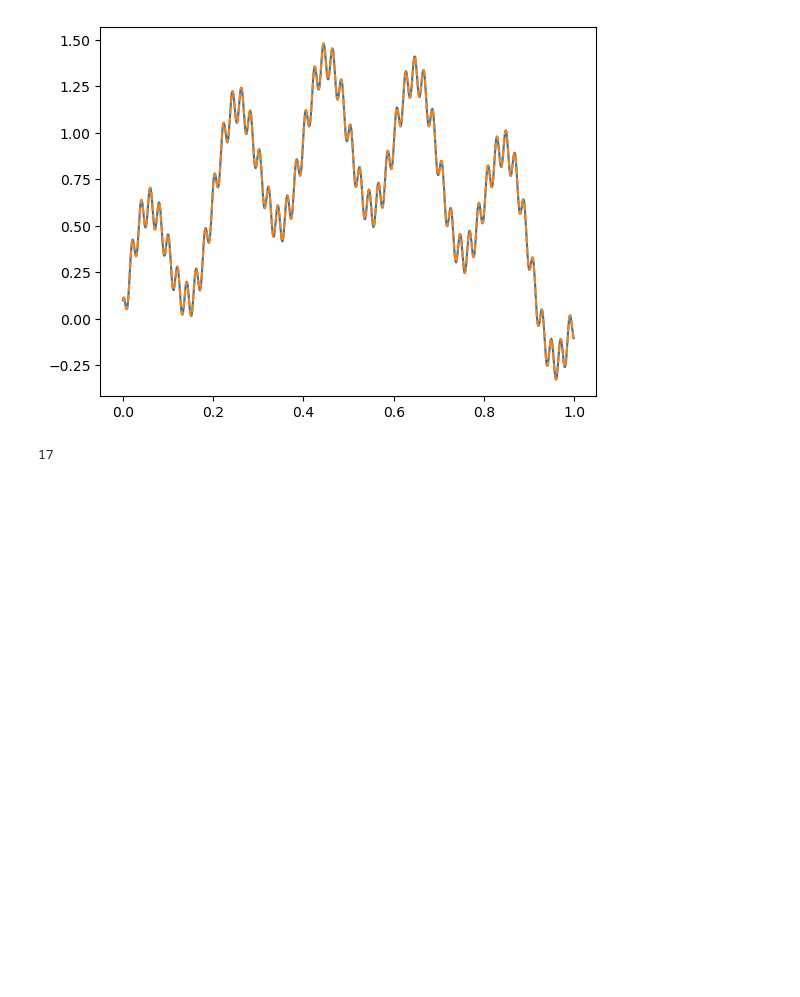
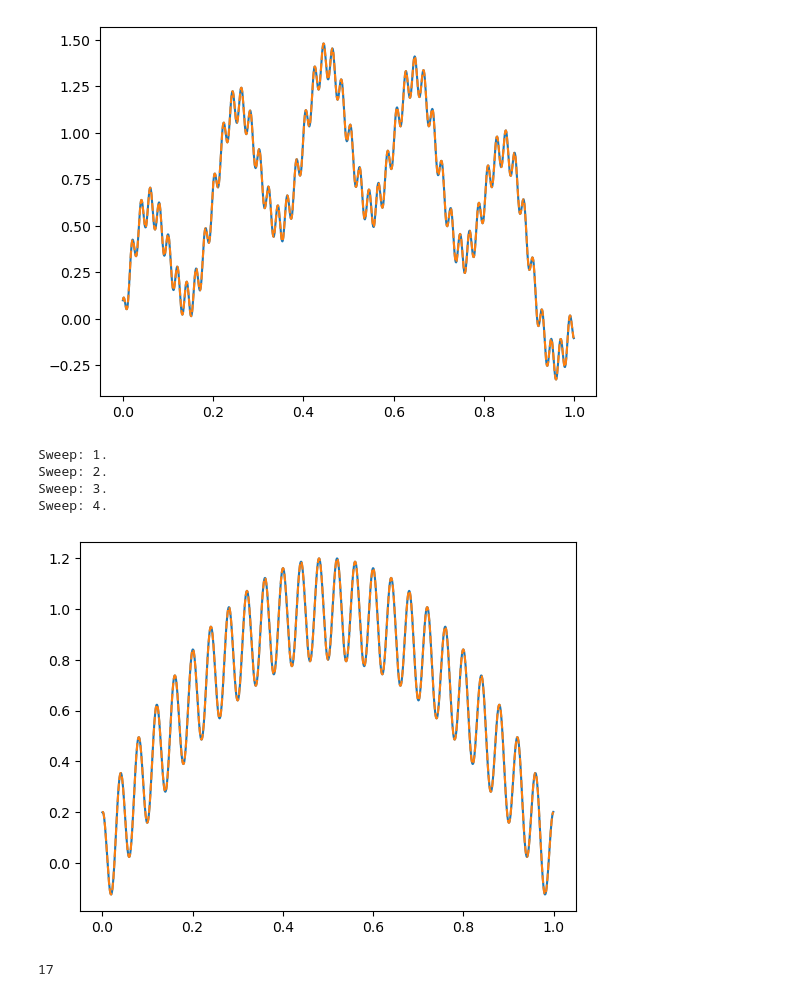
Before and after one commit to gconcheri/Student-Research-Job, a Jupyter notebook: TCI.ipynb, the cells around one changed output. Cells and saved outputs as stored; diff of their text form; code cells hidden in the pictures; blank space fills up the shorter version.

Commit message:
solved problem with complex functions

```diff
--- a/TCI.ipynb
+++ b/TCI.ipynb
@@ -166,6 +163,53 @@ Sweep: 2.
 Sweep: 3.
 Sweep: 4.
 [figure]
+# %%
+# Example: create a function to interpolate
+test_func_complex = lambda x: 0.4 * np.sin(10 * np.pi * x)\
+                    + 0.1 * np.cos(99 * np.pi * x)\
+                    + 1j * 0.2 * np.cos(50 * np.pi *x)\
+                    + 1j* 4 * x * (1 - x)
+
+# exact function values
+xs = np.linspace(0, 1, 2**10, endpoint=False)
+func_vals_complex = test_func_complex(xs)
+
+# MPS from tensor cross interpolation
+func = lambda *args: func_vals_complex.reshape((2,)*10)[*args] #(2,)*10: smart way of writing (2,2,...,2) with 10 twos
+#after having reshaped the array func_vals in a tensor with 10 2-dimensional legs
+#we define a lambda function of this tensor that by receiving a list of 10 binary
+# digits(1,0,..,1) returns as output the value of the tensor F[01,0,...,1]
+
+As, _ = tensor_cross_interpolation(func,          # function to be interpolated
+                                   L=10,          # number of MPS tensors
+                                   eps_or_chi=10, # bond dimension
+                                   iters=4)       # number of back-and-forth sweeps
+
+# Plot function and interpolation below
+
+# contract full MPS (should only do this for small L <= 20)
+func_interp = np.squeeze(As[0]) #removes any singleton dimensions (dimensions of size 1).
+for A in As[1:]:
+    func_interp = np.einsum('ia, ajb -> ijb', func_interp, A) #einstein summation
+    func_interp = func_interp.reshape(-1, A.shape[-1])
+    #in this step I reshape 3-leg tensor T_ijb into a matrix
+    #with # of columns = b
+    #when doing reshape(-1,b), the -1 means that you are flattening all dimensions
+    # except for the last one, i.e. flattening the first two dimensions i and j
+    # means that you collapse the first two axes into one
+    # i.e. # of rows = i*j
+func_interp = np.squeeze(func_interp)
+
+# plot result
+plt.plot(xs, np.imag(func_vals_complex), '-')
+plt.plot(xs, np.imag(func_interp), '--')
+plt.show()
+# %% [output]
+Sweep: 1.
+Sweep: 2.
+Sweep: 3.
+Sweep: 4.
+[figure, added]
 # %%
 example = [  [[1, 2, 3, 4],    # First row (shape 3x4)
    [5, 6, 7, 8],    # Second row (shape 3x4)
```
Also changed, not shown: parts of 1 cell of this notebook, 5 other files.
